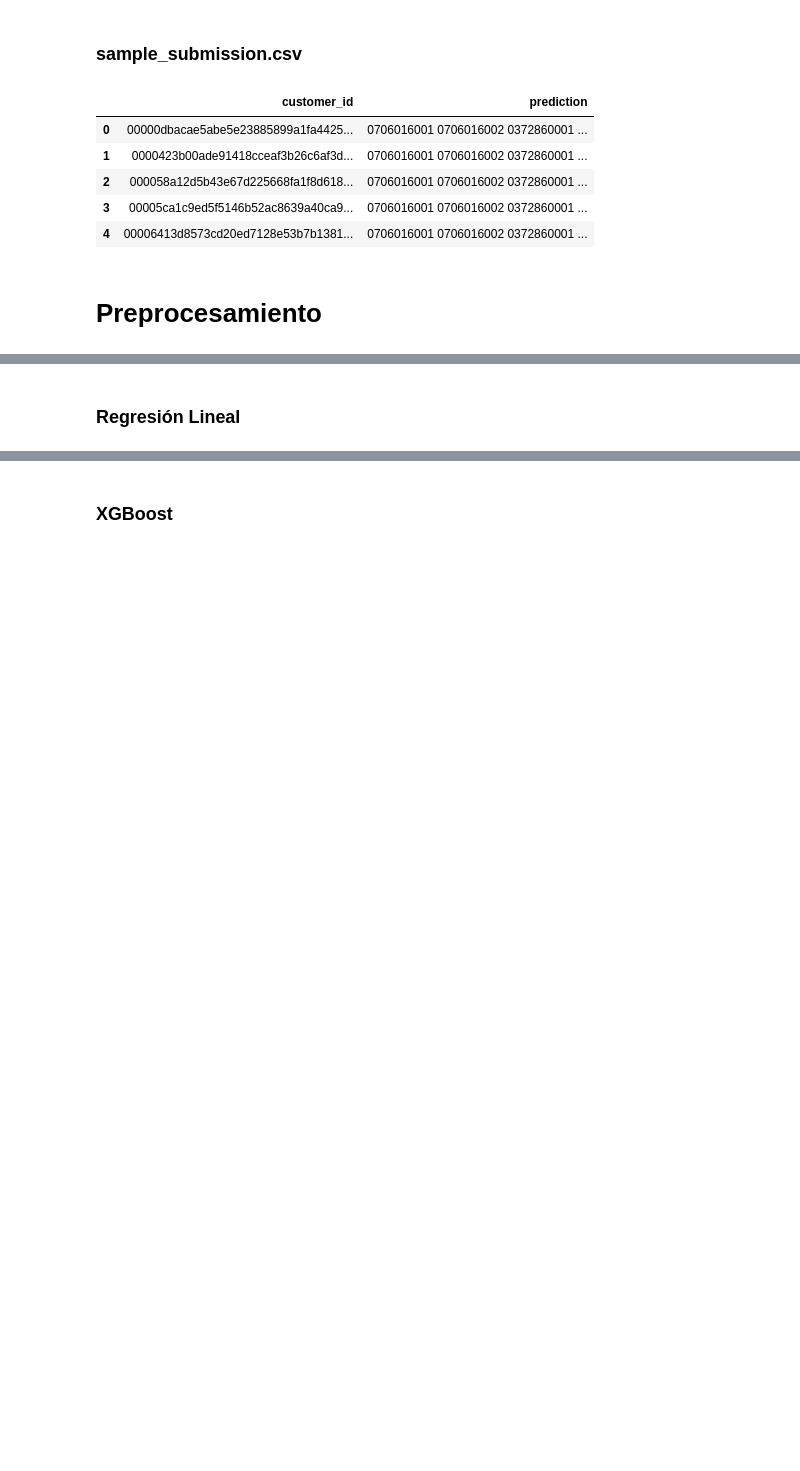
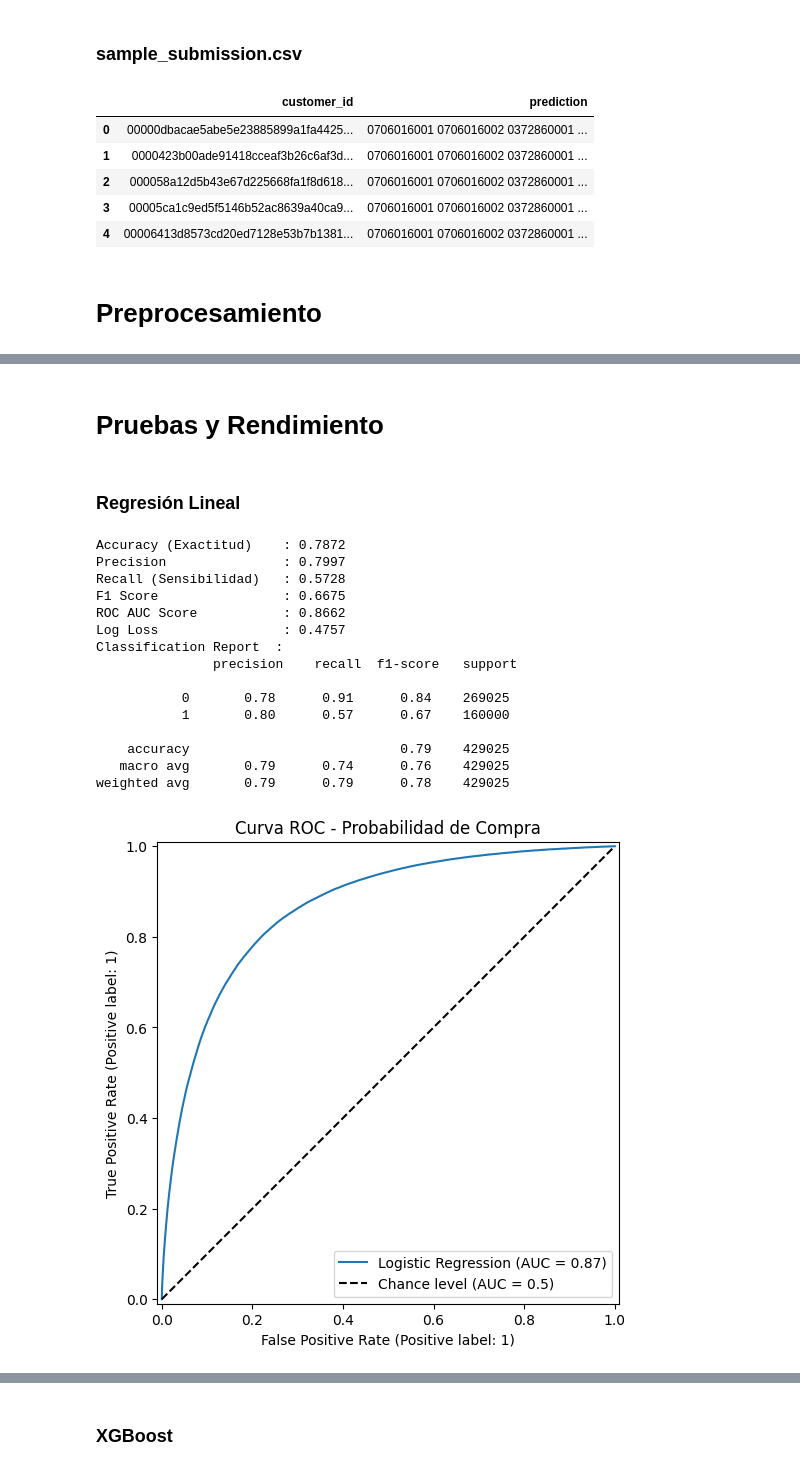
Before and after one commit to valentinaacruz/Personalized-Fashion-Recommendations, a Jupyter notebook: Proyecto_Final_PP.ipynb, the cells around one changed output, grey strips where cells are left out. Saved outputs shown, nothing was run; the diff lists cells and outputs as text; code cells hidden in the pictures; blank space fills up the shorter version.

Commit message:
Completos: Naive Bayes, regresio logistica, random forest

```diff
--- a/Proyecto_Final_PP.ipynb
+++ b/Proyecto_Final_PP.ipynb
@@ -575,0 +781,3 @@ data_ss.head()
+# %%
+# Cargamos el dataset a usar
+final_datarl = pd.read_csv('/content/gdrive/MyDrive/Proyecto_Final_PPCD/datasets/dataset_recomendacion_final.csv')
@@ -575,0 +853,11 @@ data_ss.head()
+# %%
+# MODELO
+# 1. Inicializamos el modelo
+logreg = LogisticRegression(
+    solver='liblinear',
+    random_state=0,
+    max_iter=1000
+    )
+
+# 2. Entrenamos el modelo
+logreg.fit(X_trainrl, y_trainrl)
@@ -576,2 +1035,4 @@ data_ss.head()
+# %% [markdown]
+# Pruebas y Rendimiento
 # %% [markdown]
 ### Regresión Lineal
@@ -579,0 +1039,55 @@ data_ss.head()
+# %%
+# EVALUACION DEL MODELO
+
+# 1. Predecir las probabilidades en el conjunto de validacion
+# Usamos predict_proba para obtener la proba de la clase positiva
+y_prob = logreg.predict_proba(X_testrl)[:,1]
+
+# 2. Predecir las clases (0 o 1) para calcular la exactitud
+y_pred = logreg.predict(X_testrl)
+
+# 3. Calcular las metricas
+acc = accuracy_score(y_testrl, y_pred)
+prec = precision_score(y_testrl, y_pred)
+rec = recall_score(y_testrl, y_pred)
+f1 = f1_score(y_testrl, y_pred)
+auc = roc_auc_score(y_testrl, y_prob)
+ll = log_loss(y_testrl, y_prob)
+
+# 4. Imprimir los resultados:
+print(f"Accuracy (Exactitud)    : {acc:.4f}")
+print(f"Precision               : {prec:.4f}") # (De los que predijo compra, ¿cuantos compraron?)
+print(f"Recall (Sensibilidad)   : {rec:.4f}") # (De los que compraron, ¿cuántos detecto?)
+print(f"F1 Score                : {f1:.4f}") # (Media armónica entre Precision y Recall)
+print(f"ROC AUC Score           : {auc:.4f}") # (Capacidad de ranking)
+print(f"Log Loss                : {ll:.4f}") # (Que tan "seguro" está el modelo)
+print(f"Classification Report  : \n {(classification_report(y_testrl,y_pred))}")
+
+# Curva ROC
+fig, ax = plt.subplots(figsize=(8, 6))
+RocCurveDisplay.from_predictions(
+    y_testrl,
+    y_prob,
+    name="Logistic Regression",
+    ax=ax,
+    plot_chance_level=True
+)
+ax.set_title("Curva ROC - Probabilidad de Compra")
+plt.show()
+# %% [output]
+Accuracy (Exactitud)    : 0.7872
+Precision               : 0.7997
+Recall (Sensibilidad)   : 0.5728
+F1 Score                : 0.6675
+ROC AUC Score           : 0.8662
+Log Loss                : 0.4757
+Classification Report  :
+               precision    recall  f1-score   support
+
+           0       0.78      0.91      0.84    269025
+           1       0.80      0.57      0.67    160000
+
+    accuracy                           0.79    429025
+   macro avg       0.79      0.74      0.76    429025
+weighted avg       0.79      0.79      0.78    429025
+[figure, added]
```
Also changed, not shown: parts of 78 cells of this notebook.
